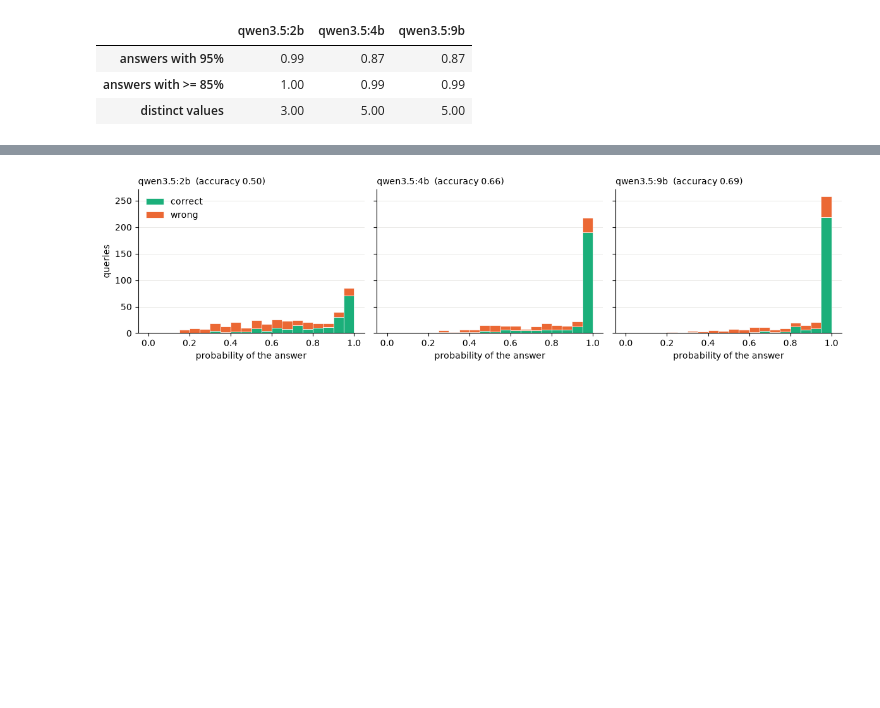
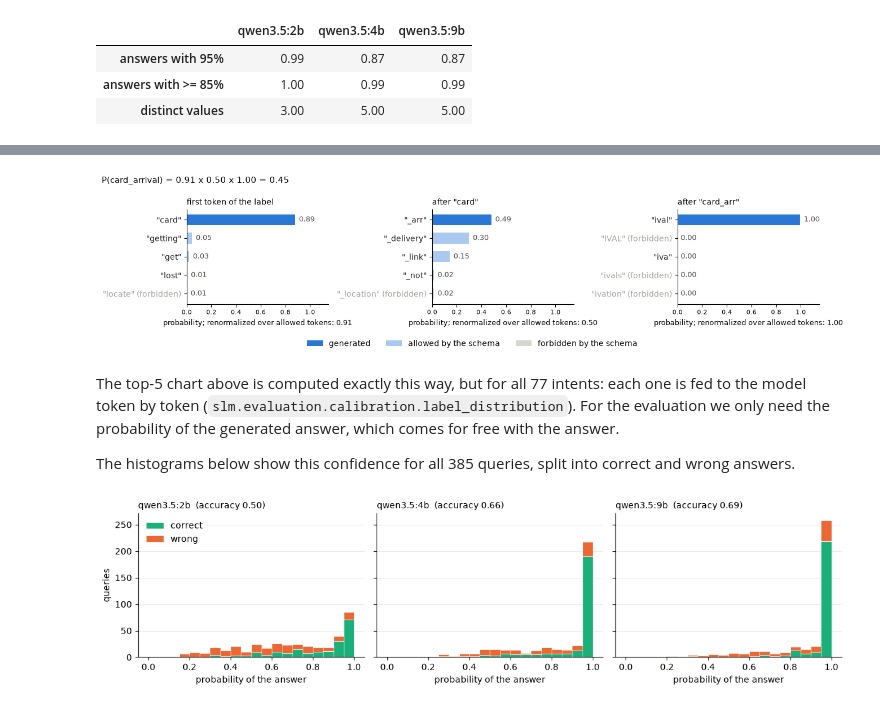
Before and after one commit to Erechtheus/small-language-models, a Jupyter notebook: notebooks/04_banking77_calibration.ipynb, the cells around one changed output, grey strips where cells are left out. Saved outputs shown, nothing was run; the diff lists cells and outputs as text; code cells hidden in the pictures; blank space fills up the shorter version.

```diff
--- a/notebooks/04_banking77_calibration.ipynb
+++ b/notebooks/04_banking77_calibration.ipynb
@@ -99,3 +146,44 @@ Same query as an example: *"How do I locate my card?"* — the model hesitates b
+# %%
+import math
+
+path = ["card", "_arr", "ival"]  # the tokens of card_arrival
+CHOSEN, ALLOWED, FORBIDDEN = "#2a78d6", "#a9c9ef", "#d6d5d0"
+fig, axes = plt.subplots(1, len(path), figsize=(13, 3.2), sharex=True)
+prefix, factors = "", []
+for ax, token in zip(axes, path):
+    alternatives = example["alternatives"][prefix]
+    allowed = [any(label.startswith(prefix + alt) for label in dataset.labels) for alt, _ in alternatives]
+    factors.append(math.exp(dict(alternatives)[token]) / sum(math.exp(lp) for (_, lp), ok in zip(alternatives, allowed) if ok))
+    top = list(zip(alternatives, allowed))[:5][::-1]
+    probs = [math.exp(lp) for (_, lp), _ in top]
+    colors = [CHOSEN if alt == token else ALLOWED if ok else FORBIDDEN for (alt, _), ok in top]
+    bars = ax.barh([f'"{alt}"' if ok else f'"{alt}" (forbidden)' for (alt, _), ok in top], probs, color=colors,
+                   height=0.65, edgecolor="white", linewidth=1.5)
+    for bar, prob in zip(bars, probs):
+        ax.annotate(f"{prob:.2f}", (prob, bar.get_y() + bar.get_height() / 2), textcoords="offset points",
+                    xytext=(4, 0), va="center", fontsize=9, color="#52514e")
+    for label, (_, ok) in zip(ax.get_yticklabels(), top):
+        label.set_color("#1f1e1c" if ok else "#a3a29d")
+    ax.set_title(f'after "{prefix}"' if prefix else "first token of the label", loc="left", fontsize=10)
+    ax.set_xlabel(f"probability; renormalized over allowed tokens: {factors[-1]:.2f}", fontsize=9)
+    ax.set_xlim(0, 1.15)
+    ax.spines[["top", "right"]].set_visible(False)
+    ax.tick_params(axis="x", labelsize=8)
+    prefix += token
+fig.suptitle(f"P({prefix}) = {' x '.join(f'{f:.2f}' for f in factors)} = {math.prod(factors):.2f}",
+             x=0.01, ha="left", fontsize=11)
+fig.legend(handles=[Patch(facecolor=CHOSEN, label="generated"), Patch(facecolor=ALLOWED, label="allowed by the schema"),
+                    Patch(facecolor=FORBIDDEN, label="forbidden by the schema")],
+           frameon=False, loc="lower center", ncol=3)
+fig.tight_layout(rect=(0, 0.1, 1, 1))
+# %% [output]
+[figure, added]
+# %% [markdown]
+The top-5 chart above is computed exactly this way, but for all 77 intents: each one is fed to the model token
+by token (`slm.evaluation.calibration.label_distribution`). For the evaluation we only need the probability of the
+generated answer, which comes for free with the answer.
+
+The histograms below show this confidence for all 385 queries, split into correct and wrong answers.
 # %%
 fig, axes = plt.subplots(1, 3, figsize=(12, 3.2), sharey=True)
 bins = np.linspace(0, 1, 21)
```
Also changed, not shown: parts of 5 cells of this notebook, 2 other files.
